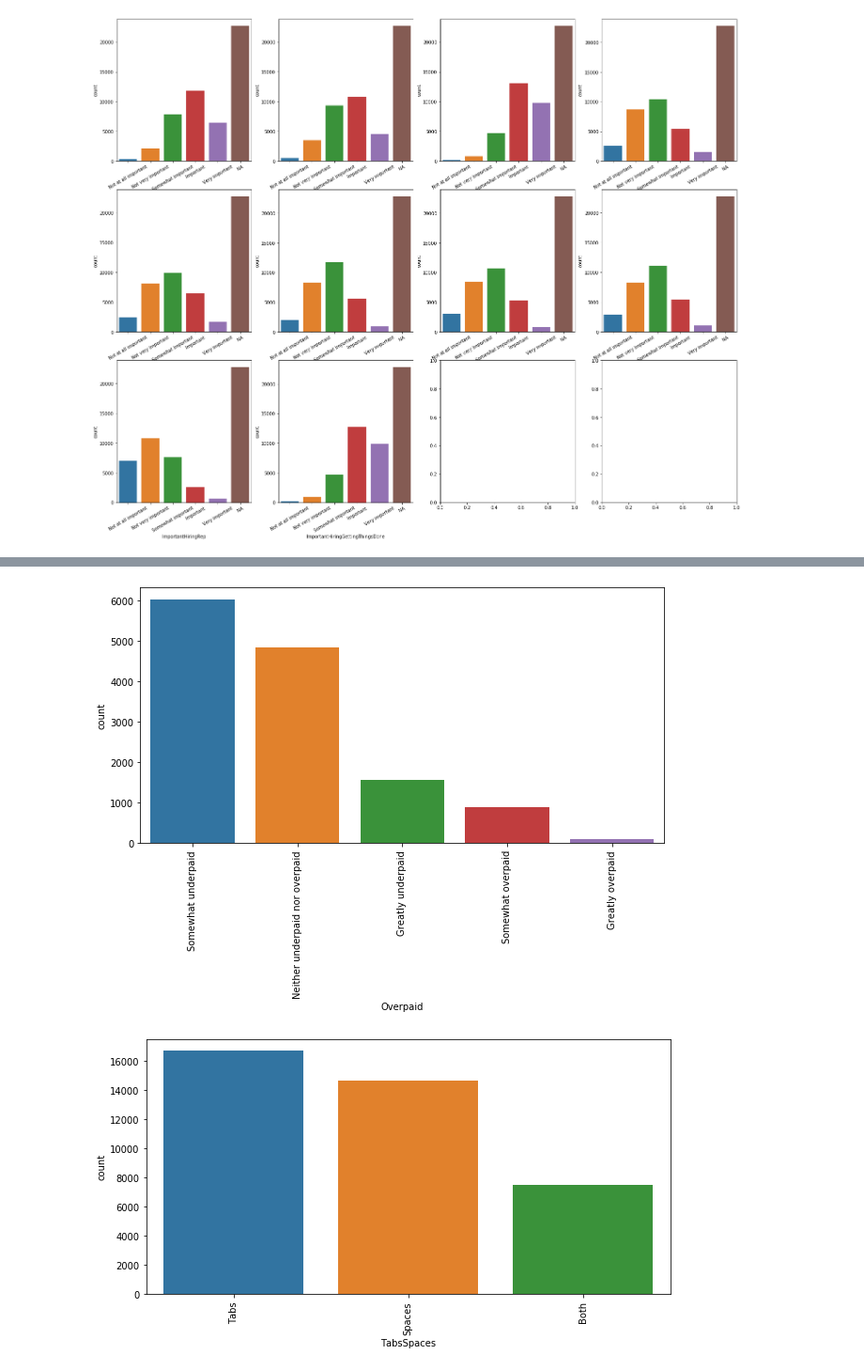
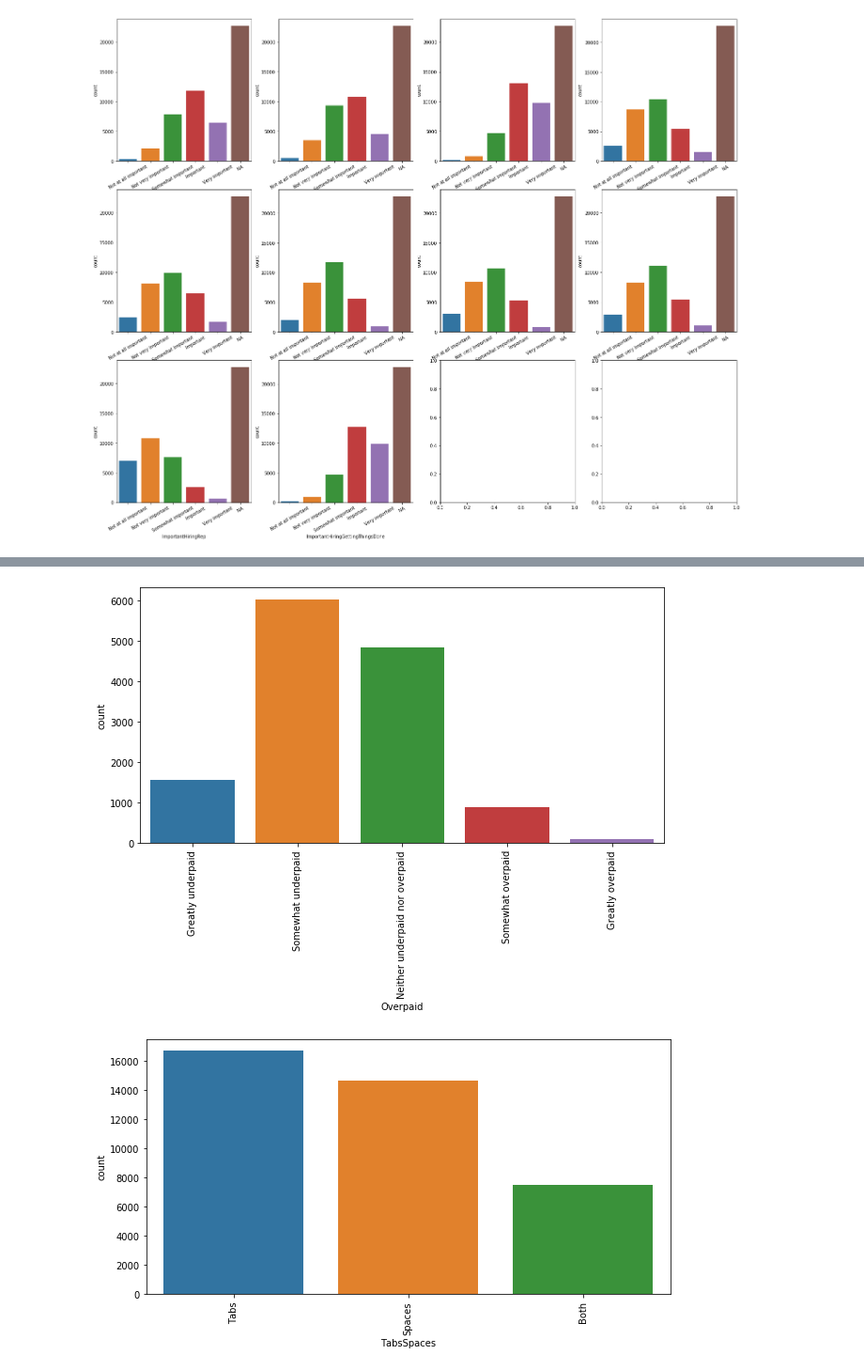
Before and after one commit to PavanKB/stackoverflow_survey, a Jupyter notebook: data_exploration.ipynb, the cells around one changed output, grey strips where cells are left out. Shown at 94% size. Cells and saved outputs as stored; diff of their text form; code cells hidden in the pictures.

```diff
--- a/data_exploration.ipynb
+++ b/data_exploration.ipynb
@@ -310,7 +308,8 @@ plot_col_dist(raw_data, 'Currency')
-# %%
-plot_col_dist(raw_data, 'Overpaid')
-# %% [output]
-[figure, removed]
+# %%
+col_order = ['Greatly underpaid', 'Somewhat underpaid', 'Neither underpaid nor overpaid', 'Somewhat overpaid', 'Greatly overpaid']
+plot_col_dist(raw_data, 'Overpaid', col_order)
+# %% [output]
+[figure, added]
 # %%
 plot_col_dist(raw_data, 'TabsSpaces')
 # %% [output]
```
Also changed, not shown: parts of 23 cells of this notebook, 1 other file.
